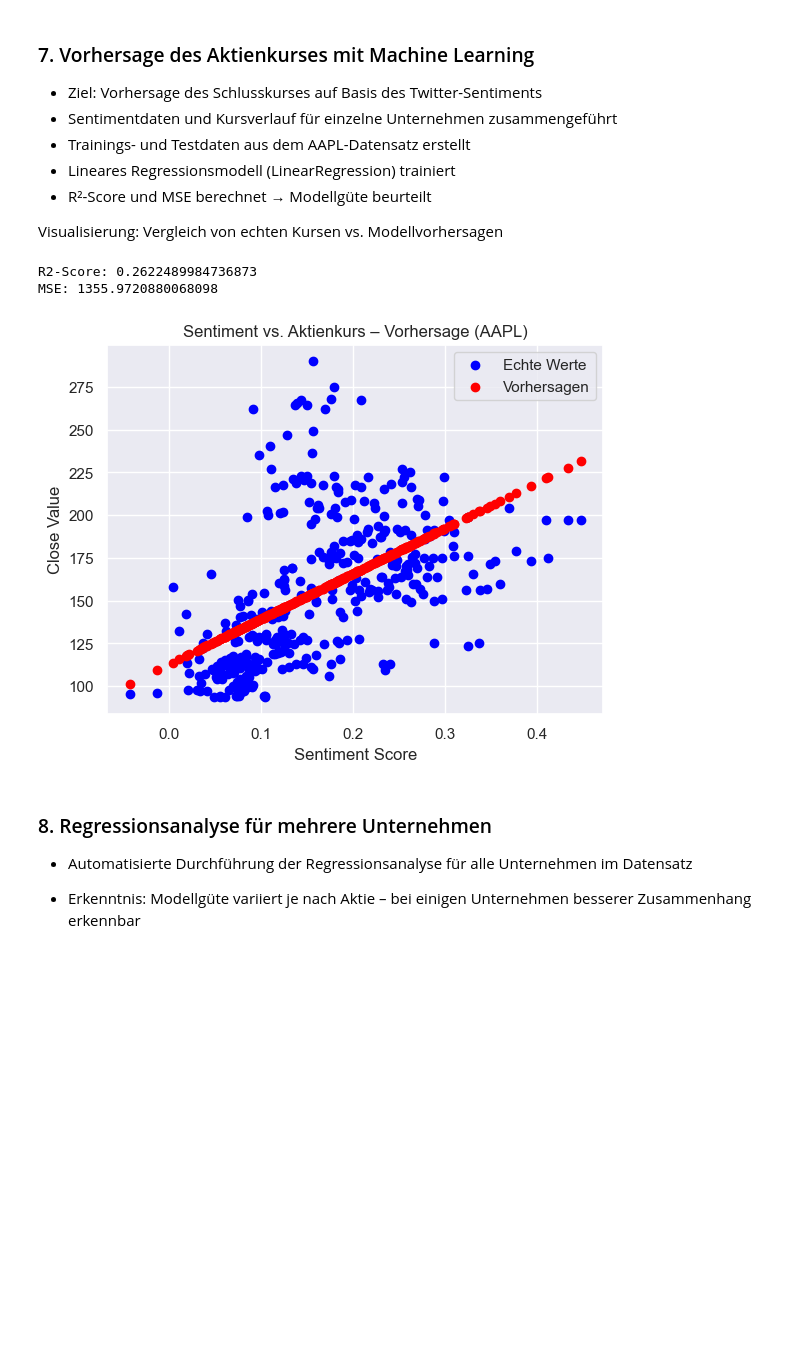
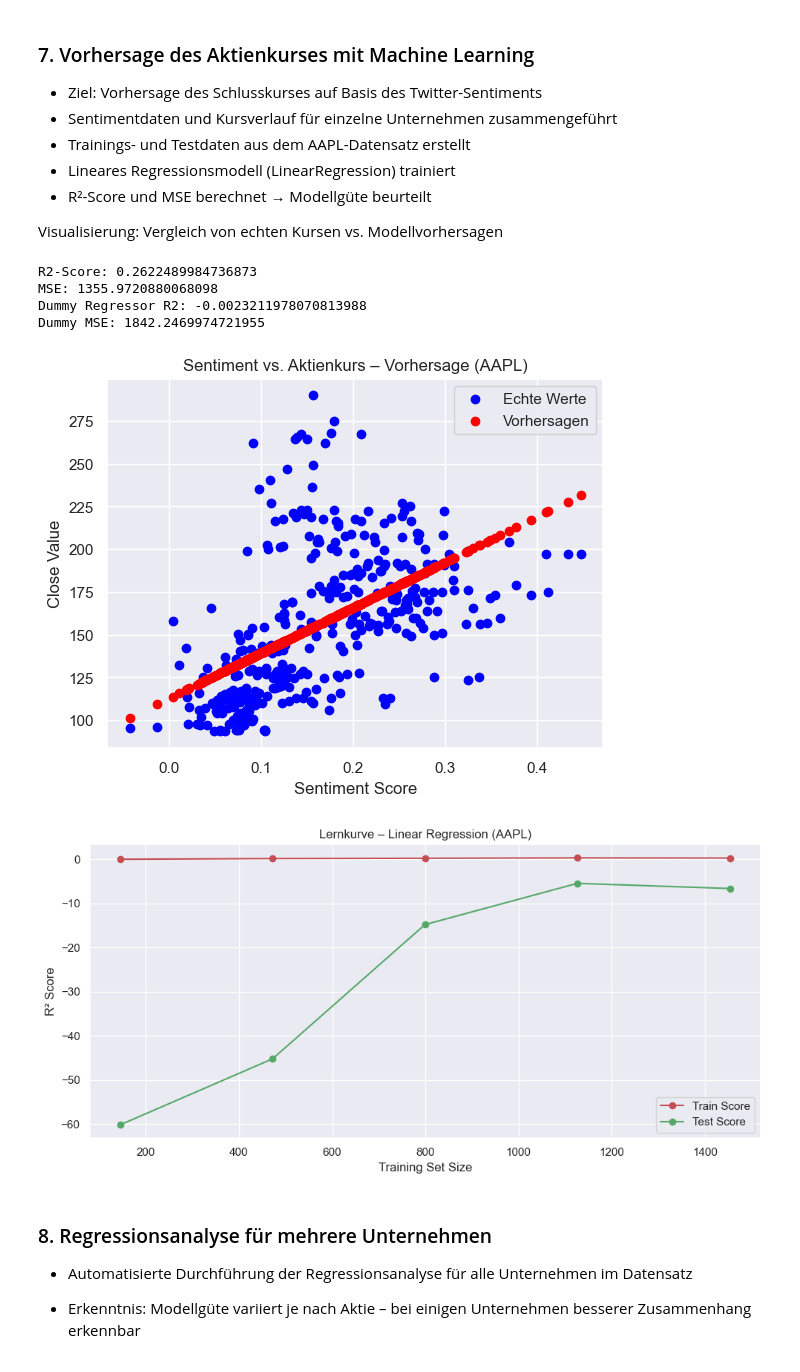
Before and after one commit to erkayK/USW-AI-App, a Jupyter notebook: notebooks/usw_sentiment_stocks.ipynb, the cells around one changed output. Cells and saved outputs as stored; diff of their text form; code cells hidden in the pictures; blank space fills up the shorter version.

```diff
--- a/notebooks/usw_sentiment_stocks.ipynb
+++ b/notebooks/usw_sentiment_stocks.ipynb
@@ -320,6 +354,17 @@ y_pred = model.predict(X_test)
 print("R2-Score:", r2_score(y_test, y_pred))
 print("MSE:", mean_squared_error(y_test, y_pred))
 
+from sklearn.dummy import DummyRegressor
+
+# Dummy-Modell trainieren (nach Linear Regression)
+dummy = DummyRegressor(strategy="mean")
+dummy.fit(X_train, y_train)
+y_dummy = dummy.predict(X_test)
+
+print("Dummy Regressor R2:", r2_score(y_test, y_dummy))
+print("Dummy MSE:", mean_squared_error(y_test, y_dummy))
+
+
 # 5. Visualisierung
 plt.scatter(X_test, y_test, color='blue', label='Echte Werte')
 plt.scatter(X_test, y_pred, color='red', label='Vorhersagen')
@@ -331,7 +376,31 @@ plt.show()
 # %% [output]
 R2-Score: 0.2622489984736873
 MSE: 1355.9720880068098
+Dummy Regressor R2: -0.0023211978070813988
+Dummy MSE: 1842.2469974721955
 [figure]
+# %%
+from sklearn.model_selection import learning_curve
+
+train_sizes, train_scores, test_scores = learning_curve(
+    model, X, y, cv=5, scoring='r2', train_sizes=np.linspace(0.1, 1.0, 5), random_state=42
+)
+
+train_scores_mean = np.mean(train_scores, axis=1)
+test_scores_mean = np.mean(test_scores, axis=1)
+
+plt.figure(figsize=(10, 5))
+plt.plot(train_sizes, train_scores_mean, 'o-', color="r", label="Train Score")
+plt.plot(train_sizes, test_scores_mean, 'o-', color="g", label="Test Score")
+plt.xlabel("Training Set Size")
+plt.ylabel("R² Score")
+plt.title("Lernkurve – Linear Regression (AAPL)")
+plt.legend()
+plt.grid(True)
+plt.tight_layout()
+plt.show()
+# %% [output]
+[figure, added]
 # %% [markdown]
 ### 8. Regressionsanalyse für mehrere Unternehmen
 
```
Also changed, not shown: parts of 2 cells of this notebook.
